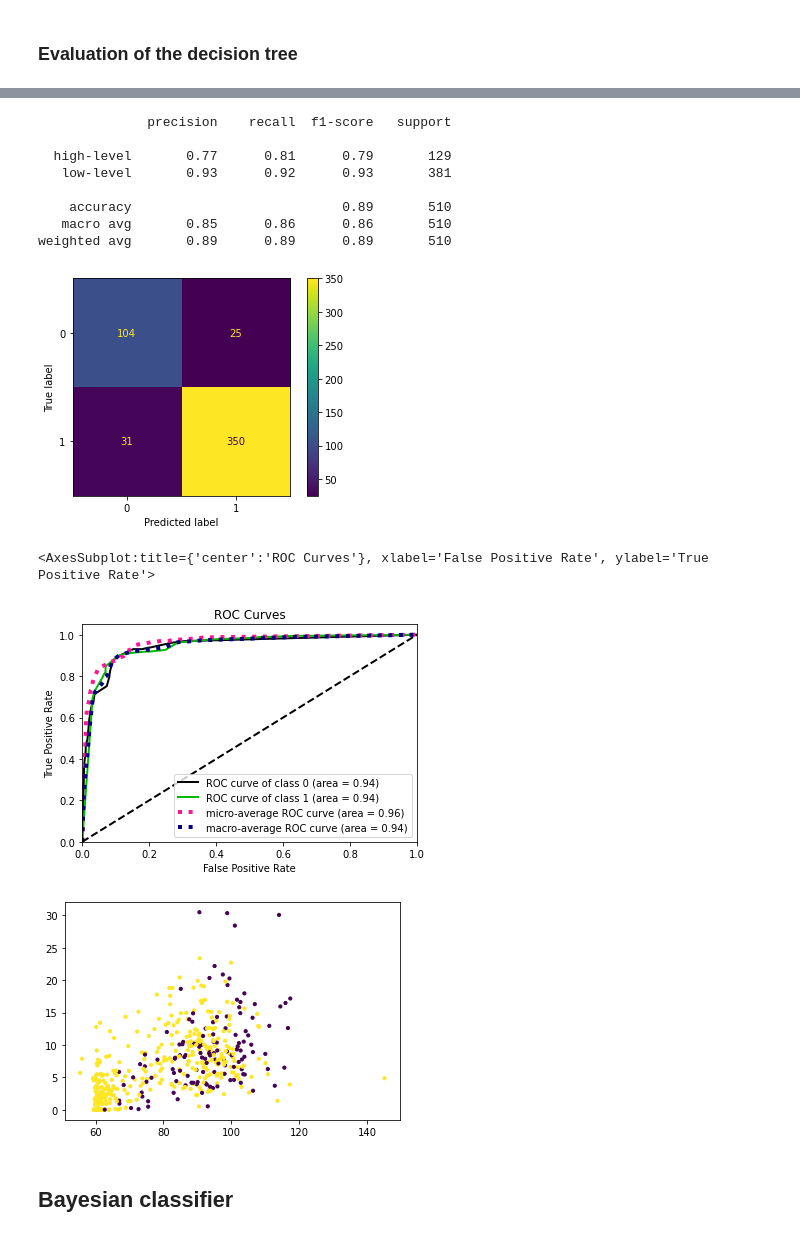
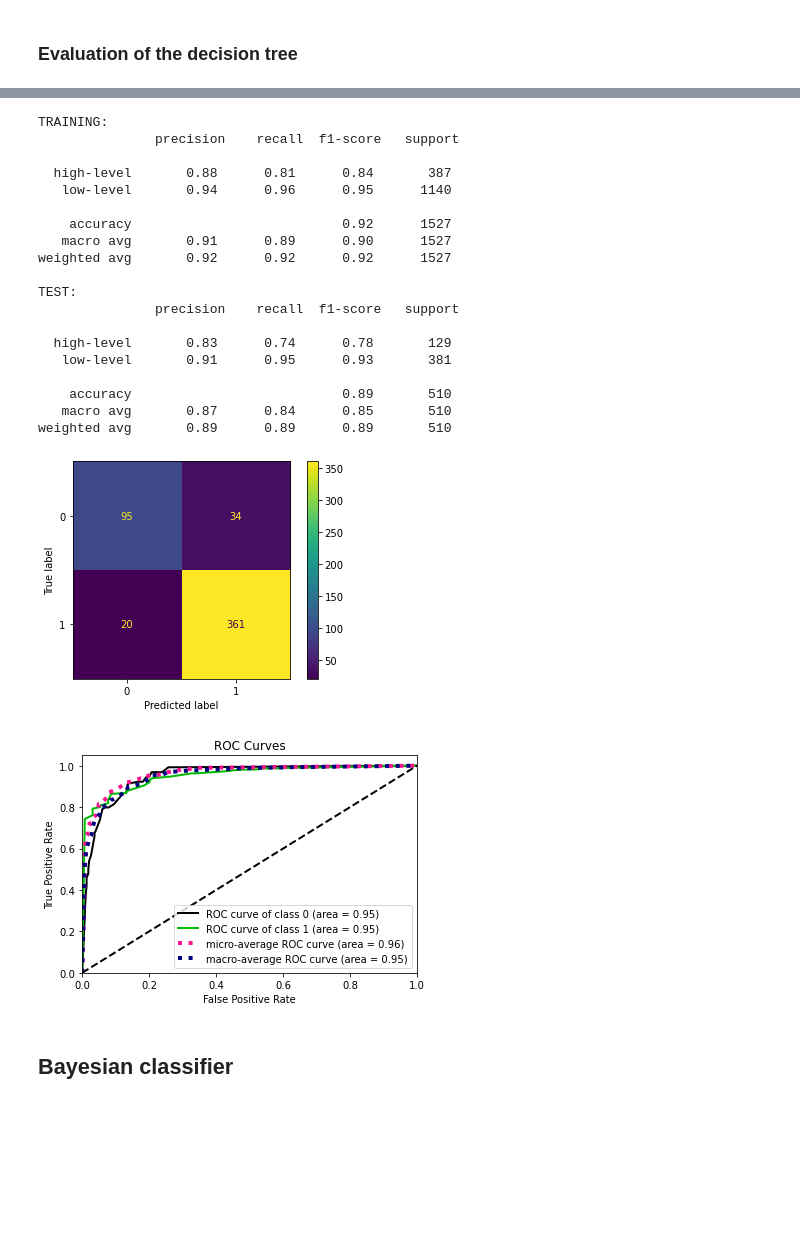
Before and after one commit to OrnelaDanushi/DM-project21, a Jupyter notebook: Task3/Classification.ipynb, the cells around one changed output, grey strips where cells are left out. Cells and saved outputs as stored; diff of their text form; code cells hidden in the pictures; blank space fills up the shorter version.

```diff
--- a/Task3/Classification.ipynb
+++ b/Task3/Classification.ipynb
@@ -330,3 +326,18 @@ Abbiamo usato 9 metodi di classificazione diversi al fine di selezionare il migl
+# %%
+def print_all(models, training , training_pred, test, test_pred, roc="yes"):
+    #print all classification report
+    print("TRAINING:\n",classification_report(train_label, training_pred, target_names=class_names))
+    print("TEST:\n",classification_report(test_label, test_pred, target_names=class_names))
+
+    #plot confusion matrix
+    cm = confusion_matrix(test_label, test_pred)
+    disp = ConfusionMatrixDisplay(confusion_matrix=cm)
+    disp.plot()
+
+    #plot ROC
+    if(roc=="yes"):
+        test_pred_proba = models.predict_proba(test)
+        skplt.metrics.plot_roc(test_label, test_pred_proba)
 # %% [markdown]
 ## Classfication with decision tree
 # %%
@@ -357,7 +368,7 @@ dt_param_grid = {
 
 
 #define the grid search
-dt_grid = GridSearchCV(tree.DecisionTreeClassifier(), param_grid=dt_param_grid, n_jobs=10,
+dt_grid = GridSearchCV(tree.DecisionTreeClassifier(), param_grid=dt_param_grid, n_jobs=-1,
                             scoring=make_scorer(f1_score))
 # %%
 best_model = dt_grid.fit(train_set, train_label)
@@ -411,31 +409,27 @@ weighted avg       0.92      0.92      0.92      1527
-# %%
-print(classification_report(test_label, test_pred_dt, target_names=class_names))
-# %% [output]
-              precision    recall  f1-score   support
-
-  high-level       0.77      0.81      0.79       129
-   low-level       0.93      0.92      0.93       381
-
-    accuracy                           0.89       510
-   macro avg       0.85      0.86      0.86       510
-weighted avg       0.89      0.89      0.89       510
-# %%
-cm = confusion_matrix(test_label, test_pred_dt)
-plot_confusion_matrix(dt_grid, test_set, test_label)
-plt.show()
-# %% [output]
-[figure, removed]
-# %%
-test_pred_proba_dt = dt_grid.predict_proba(test_set)
-skplt.metrics.plot_roc(test_label, test_pred_proba_dt)
-# %% [output]
-<AxesSubplot:title={'center':'ROC Curves'}, xlabel='False Positive Rate', ylabel='True Positive Rate'>
-[figure, removed]
-# %%
-#ace and minutes
-plt.scatter(test_set['minutes'], test_set['perc_ace'], c=test_label, s=10);
-# %% [output]
-[figure, removed]
+# %%
+print_all(dt_grid,train_set,train_pred_dt,test_set,test_pred_dt)
+# %% [output]
+TRAINING:
+               precision    recall  f1-score   support
+
+  high-level       0.88      0.81      0.84       387
+   low-level       0.94      0.96      0.95      1140
+
+    accuracy                           0.92      1527
+   macro avg       0.91      0.89      0.90      1527
+weighted avg       0.92      0.92      0.92      1527
+
+TEST:
+               precision    recall  f1-score   support
+
+  high-level       0.83      0.74      0.78       129
+   low-level       0.91      0.95      0.93       381
+
+    accuracy                           0.89       510
+   macro avg       0.87      0.84      0.85       510
+weighted avg       0.89      0.89      0.89       510
+[figure, added]
+[figure, added]
 # %% [markdown]
 ## Bayesian classifier
 # %%
```
Also changed, not shown: parts of 54 cells of this notebook.
